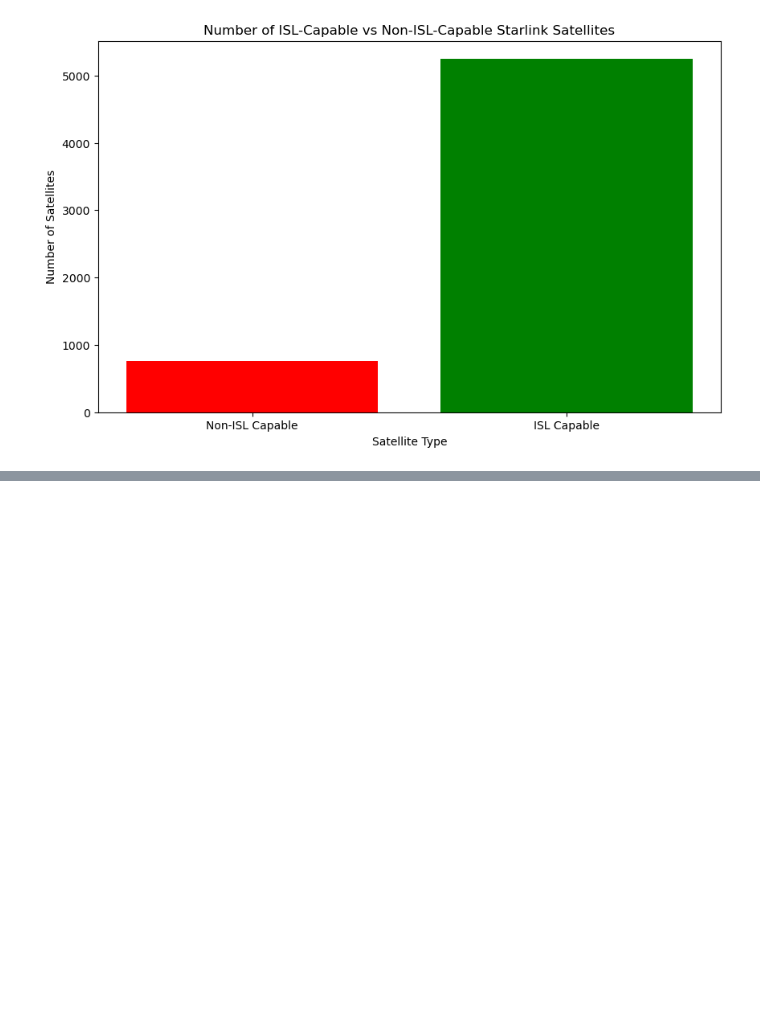
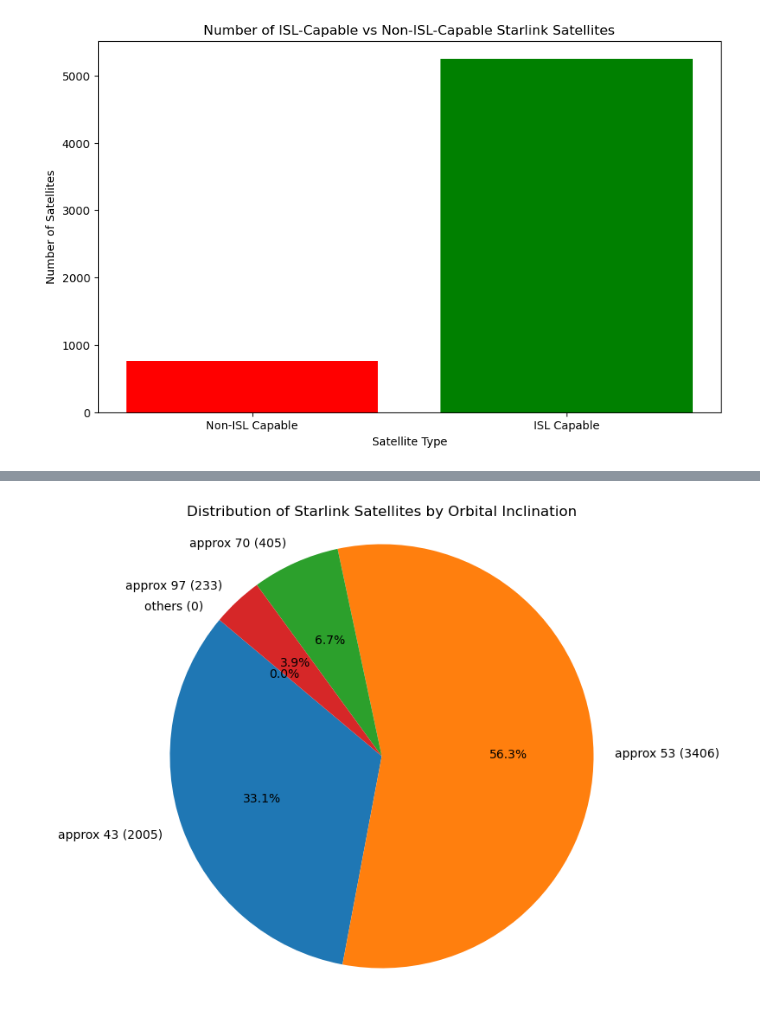
Before and after one commit to aliahan/SatInView, a Jupyter notebook: Untitled.ipynb, the cells around one changed output, grey strips where cells are left out. Cells and saved outputs as stored; diff of their text form; code cells hidden in the pictures; blank space fills up the shorter version.

```diff
--- a/Untitled.ipynb
+++ b/Untitled.ipynb
@@ -131,0 +133,92 @@ Inclinations: []
+# %%
+from skyfield.api import load
+from math import degrees
+import matplotlib.pyplot as plt
+
+def load_data():
+    stations_url = 'https://celestrak.org/NORAD/elements/gp.php?GROUP=starlink&FORMAT=tle'
+    satellites = load.tle_file(stations_url)
+    print('Loaded', len(satellites), 'satellites')
+    return satellites
+
+def get_orbital_inclination(satellite):
+    return degrees(satellite.model.inclo)
+
+def get_norad_id(satellite):
+    return satellite.model.satnum
+
+def categorize_by_inclination(satellites):
+    categories = {
+        "approx_43": [],
+        "approx_53": [],
+        "approx_70": [],
+        "approx_97": [],
+        "others": []
+    }
+
+    for sat in satellites:
+        inclination = get_orbital_inclination(sat)
+        norad_id = get_norad_id(sat)
+        if 42 <= inclination <= 44:
+            categories["approx_43"].append(norad_id)
+        elif 52 <= inclination <= 54:
+            categories["approx_53"].append(norad_id)
+        elif 69 <= inclination <= 71:
+            categories["approx_70"].append(norad_id)
+        elif 96 <= inclination <= 98:
+            categories["approx_97"].append(norad_id)
+        else:
+            categories["others"].append(norad_id)
+
+    return categories
+
+def calculate_id_statistics(categorized_inclinations):
+    id_stats = {}
+
+    for category, ids in categorized_inclinations.items():
+        if ids:
+            min_id = min(ids)
+            max_id = max(ids)
+            id_stats[category] = {
+                'min': min_id,
+                'max': max_id
+            }
+        else:
+            id_stats[category] = {
+                'min': None,
+                'max': None
+            }
+
+    return id_stats
+
+def plot_pie_chart(categorized_inclinations):
+    labels = []
+    sizes = []
+
+    for category, inclinations in categorized_inclinations.items():
+        labels.append(category.replace('_', ' ') + f' ({len(inclinations)})')
+        sizes.append(len(inclinations))
+
+    plt.figure(figsize=(10, 7))
+    plt.pie(sizes, labels=labels, autopct='%1.1f%%', startangle=140)
+    plt.axis('equal')  # Equal aspect ratio ensures that pie is drawn as a circle.
+    plt.title('Distribution of Starlink Satellites by Orbital Inclination')
+    plt.show()
+
+if __name__ == "__main__":
+    satellites = load_data()
+
+    categorized_inclinations = categorize_by_inclination(satellites)
+    id_statistics = calculate_id_statistics(categorized_inclinations)
+
+    for category, ids in categorized_inclinations.items():
+        print(f"Number of satellites with {category.replace('_', ' ')} degrees inclination: {len(ids)}")
+        print(f"NORAD IDs: {ids}\n")
+
+    for category, stats in id_statistics.items():
+        print(f"NORAD ID statistics for {category.replace('_', ' ')} degrees inclination:")
+        print(f"  Min NORAD ID: {stats['min']}")
+        print(f"  Max NORAD ID: {stats['max']}\n")
+
+    plot_pie_chart(categorized_inclinations)
+# %% [output]
@@ -131,0 +242 @@ Inclinations: []
+[figure, added]
```
Also changed, not shown: parts of 4 cells of this notebook, 2 other files.
